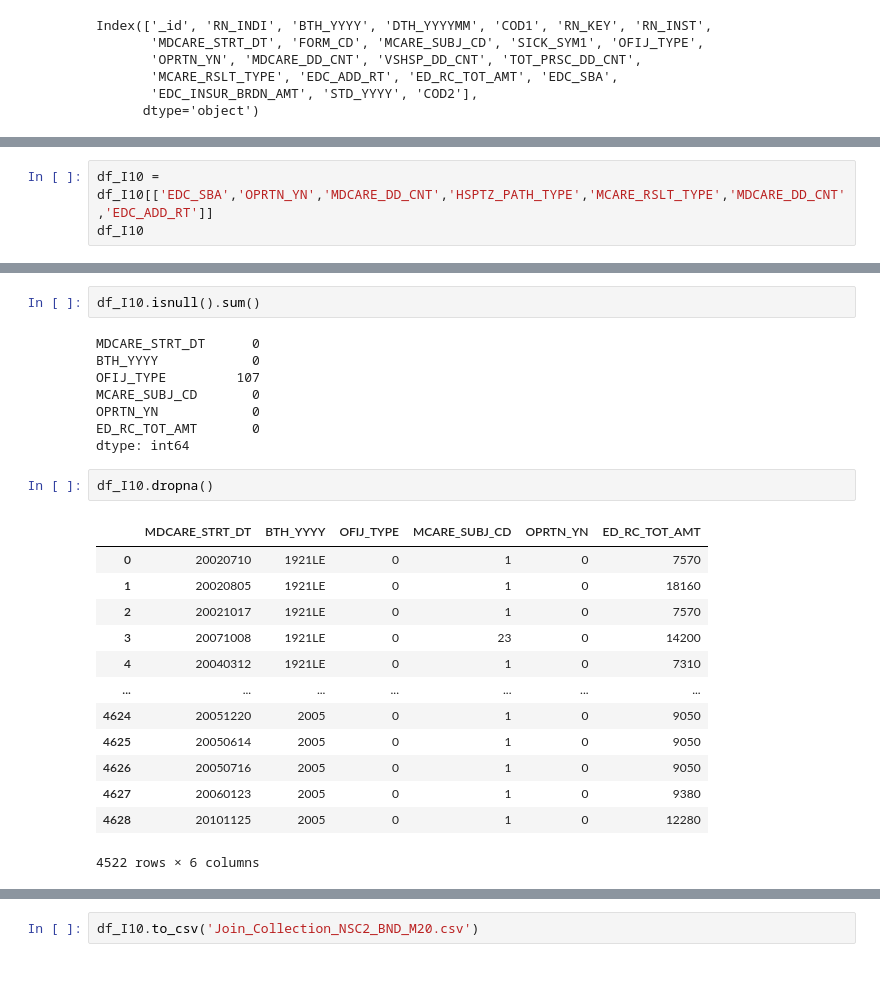
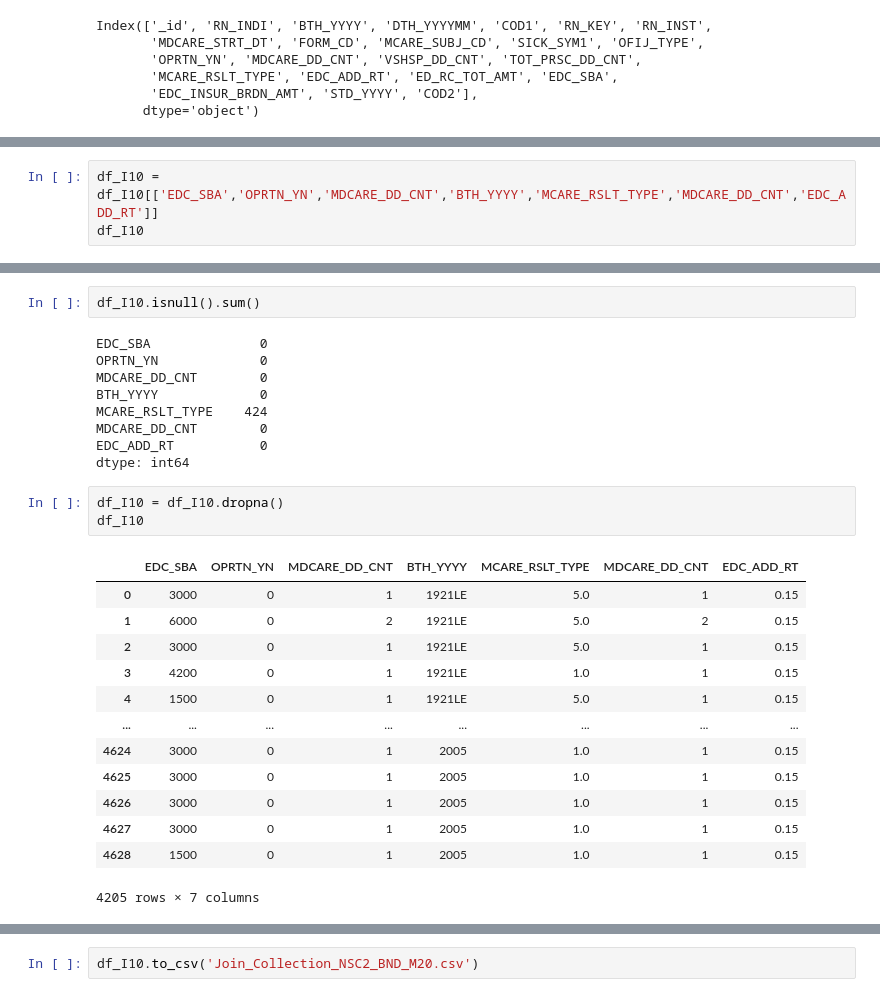
Before and after one commit to hhyowon/toy_data_analysis, a Jupyter notebook: Join_Collection_BND_M20/Join_Collection_BND_M20.ipynb, the cells around one changed output, grey strips where cells are left out. Cells and saved outputs as stored; diff of their text form.

```diff
--- a/Join_Collection_BND_M20/Join_Collection_BND_M20.ipynb
+++ b/Join_Collection_BND_M20/Join_Collection_BND_M20.ipynb
@@ -50,6 +50,6 @@ Index(['_id', 'RN_INDI', 'BTH_YYYY', 'DTH_YYYYMM', 'COD1', 'RN_KEY', 'RN_INST',
 - 요양일수(MDCARE_DD_CNT)
 - 심결가산율(EDC_ADD_RT)
 # %%
-df_I10 = df_I10[['EDC_SBA','OPRTN_YN','MDCARE_DD_CNT','HSPTZ_PATH_TYPE','MCARE_RSLT_TYPE','MDCARE_DD_CNT','EDC_ADD_RT']]
+df_I10 = df_I10[['EDC_SBA','OPRTN_YN','MDCARE_DD_CNT','BTH_YYYY','MCARE_RSLT_TYPE','MDCARE_DD_CNT','EDC_ADD_RT']]
 df_I10
 # %% [output]
@@ -57,26 +69,28 @@ KeyError: "['HSPTZ_PATH_TYPE'] not in index"
 # %%
 df_I10.isnull().sum()
 # %% [output]
-MDCARE_STRT_DT      0
-BTH_YYYY            0
-OFIJ_TYPE         107
-MCARE_SUBJ_CD       0
-OPRTN_YN            0
-ED_RC_TOT_AMT       0
+EDC_SBA              0
+OPRTN_YN             0
+MDCARE_DD_CNT        0
+BTH_YYYY             0
+MCARE_RSLT_TYPE    424
+MDCARE_DD_CNT        0
+EDC_ADD_RT           0
 dtype: int64
 # %%
-df_I10.dropna()
+df_I10 = df_I10.dropna()
+df_I10
 # %% [output]
-|  | MDCARE_STRT_DT | BTH_YYYY | OFIJ_TYPE | MCARE_SUBJ_CD | OPRTN_YN | ED_RC_TOT_AMT |
-| 0 | 20020710 | 1921LE | 0 | 1 | 0 | 7570 |
-| 1 | 20020805 | 1921LE | 0 | 1 | 0 | 18160 |
-| 2 | 20021017 | 1921LE | 0 | 1 | 0 | 7570 |
-| 3 | 20071008 | 1921LE | 0 | 23 | 0 | 14200 |
-| 4 | 20040312 | 1921LE | 0 | 1 | 0 | 7310 |
-| ... | ... | ... | ... | ... | ... | ... |
-| 4624 | 20051220 | 2005 | 0 | 1 | 0 | 9050 |
-| 4625 | 20050614 | 2005 | 0 | 1 | 0 | 9050 |
-| 4626 | 20050716 | 2005 | 0 | 1 | 0 | 9050 |
-| 4627 | 20060123 | 2005 | 0 | 1 | 0 | 9380 |
-| 4628 | 20101125 | 2005 | 0 | 1 | 0 | 12280 |
+|  | EDC_SBA | OPRTN_YN | MDCARE_DD_CNT | BTH_YYYY | MCARE_RSLT_TYPE | MDCARE_DD_CNT | EDC_ADD_RT |
+| 0 | 3000 | 0 | 1 | 1921LE | 5.0 | 1 | 0.15 |
+| 1 | 6000 | 0 | 2 | 1921LE | 5.0 | 2 | 0.15 |
+| 2 | 3000 | 0 | 1 | 1921LE | 5.0 | 1 | 0.15 |
+| 3 | 4200 | 0 | 1 | 1921LE | 1.0 | 1 | 0.15 |
+| 4 | 1500 | 0 | 1 | 1921LE | 5.0 | 1 | 0.15 |
+| ... | ... | ... | ... | ... | ... | ... | ... |
+| 4624 | 3000 | 0 | 1 | 2005 | 1.0 | 1 | 0.15 |
+| 4625 | 3000 | 0 | 1 | 2005 | 1.0 | 1 | 0.15 |
+| 4626 | 3000 | 0 | 1 | 2005 | 1.0 | 1 | 0.15 |
+| 4627 | 3000 | 0 | 1 | 2005 | 1.0 | 1 | 0.15 |
+| 4628 | 1500 | 0 | 1 | 2005 | 1.0 | 1 | 0.15 |
-4522 rows × 6 columns
+4205 rows × 7 columns
```
Also changed, not shown: parts of 3 cells of this notebook, 6 other files.
